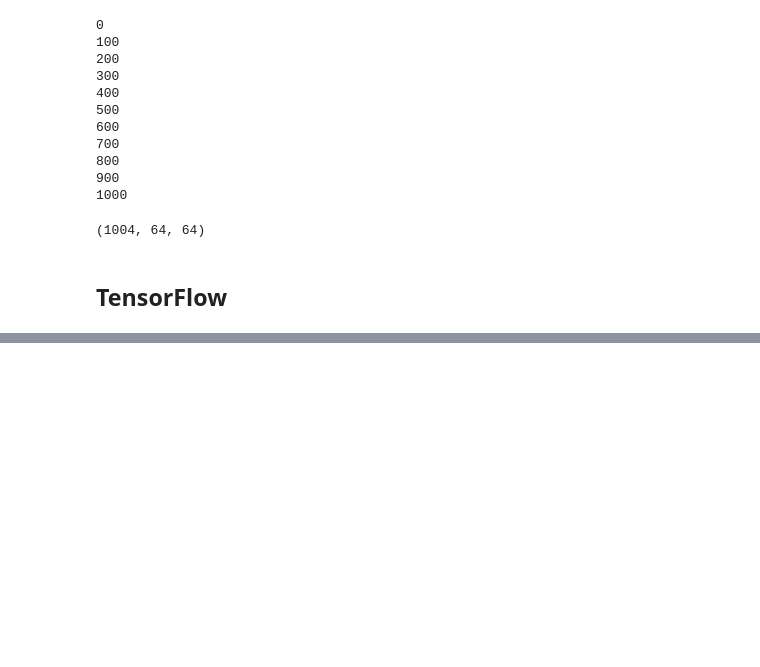
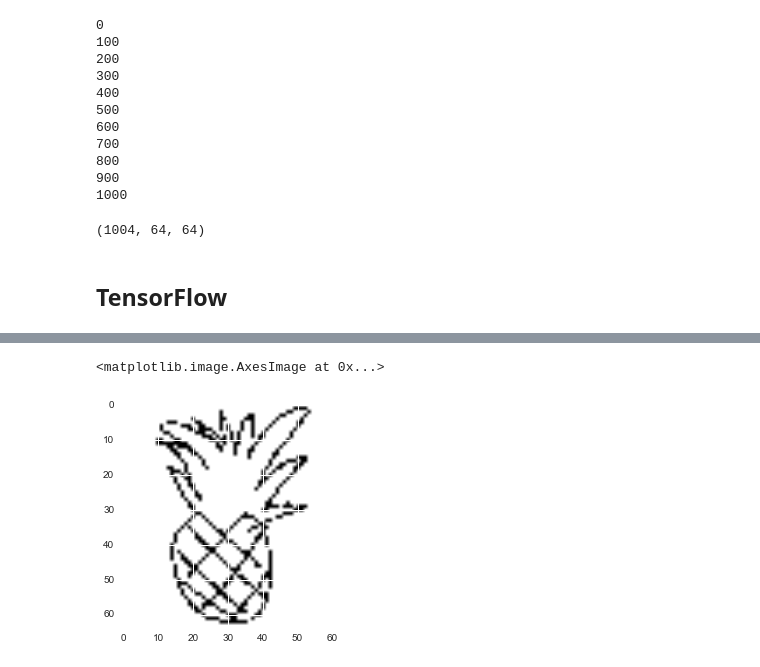
Before and after one commit to bdo311/pineapples, a Jupyter notebook: code/autoencode_pineapples.ipynb, the cells around one changed output, grey strips where cells are left out. Drawn from its saved outputs; the diff is of its cells as text; code cells hidden in the pictures; blank space fills up the shorter version.

```diff
--- a/code/autoencode_pineapples.ipynb
+++ b/code/autoencode_pineapples.ipynb
@@ -321,0 +435,5 @@ print(recon.shape)
+# %%
+plt.imshow(data[881])
+# %% [output]
+<matplotlib.image.AxesImage at 0x...>
+[figure, added]
```
Also changed, not shown: parts of 25 cells of this notebook, 11 other files.
